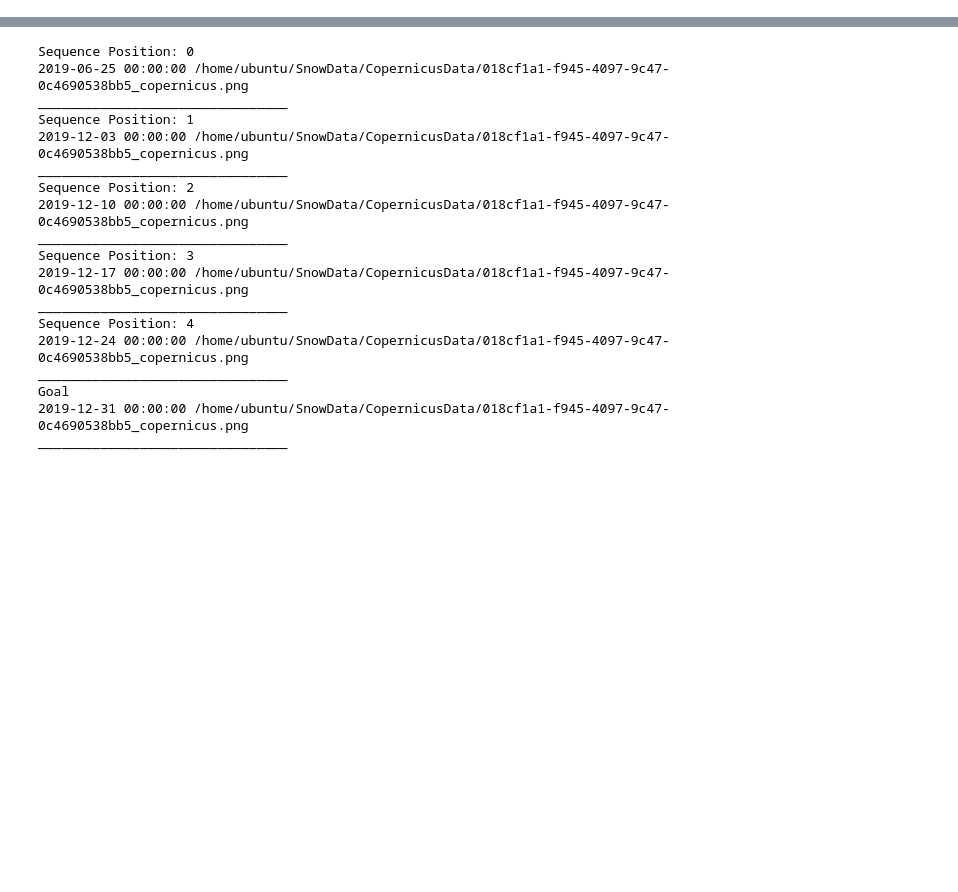
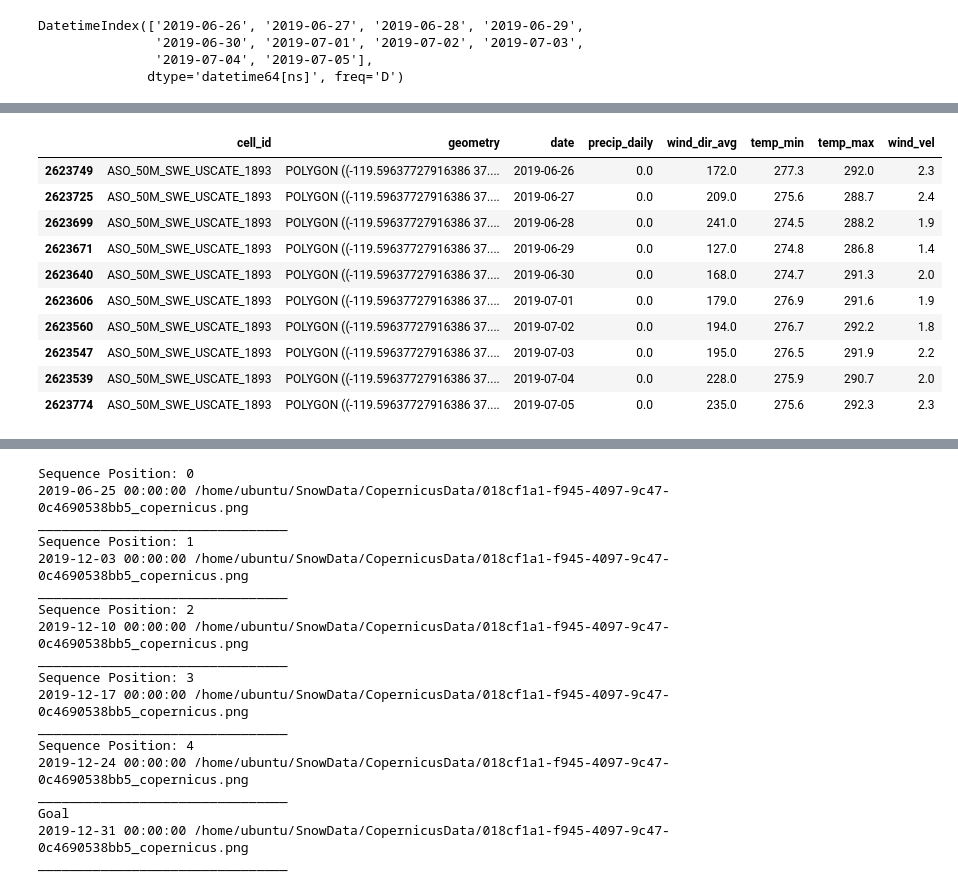
Before and after one commit to Seiris21/ucb2022.snowcast, a Jupyter notebook: notebooks/data_ingestion/LSTM-sequence-generation.ipynb, the cells around one changed output, grey strips where cells are left out. Drawn from its saved outputs; the diff is of its cells as text; code cells hidden in the pictures; blank space fills up the shorter version.

```diff
--- a/notebooks/data_ingestion/LSTM-sequence-generation.ipynb
+++ b/notebooks/data_ingestion/LSTM-sequence-generation.ipynb
@@ -4,5 +7,7 @@ import datetime
 # %%
-data = pd.read_csv('/home/ubuntu/SnowData/traindf_allregions_final_NoGeom.csv',index_col=0)
+data = pd.read_csv('/home/ubuntu/SnowData/Final_CNN_Dataframe.csv')
+
+weather = pd.read_csv('/home/ubuntu/SnowData/GRIDMET_Weather_Data.csv')
 # %%
 columns = list(data.columns)
 columns
@@ -66,3 +43,5 @@ data_subset
+# %%
+weather['date'] = pd.to_datetime(weather['date'])
 # %%
 #Get years in dataset
 years = []
@@ -82,0 +92,8 @@ for i in columns:
+# %%
+d = pd.date_range(end='2019-07-05', periods=10)
+d
+# %% [output]
+DatetimeIndex(['2019-06-26', '2019-06-27', '2019-06-28', '2019-06-29',
+               '2019-06-30', '2019-07-01', '2019-07-02', '2019-07-03',
+               '2019-07-04', '2019-07-05'],
+              dtype='datetime64[ns]', freq='D')
@@ -82,0 +104,6 @@ for i in columns:
+# %%
+%%time
+#Drop duplicate rows
+weather = weather.drop_duplicates(subset=['cell_id', 'date'], keep='first')
+weather.loc[(weather.cell_id == 'ASO_50M_SWE_USCATE_1893') & (weather.date.isin(d))].sort_values('date')
+# %% [output]
@@ -82,0 +112,11 @@ for i in columns:
+|  | cell_id | geometry | date | precip_daily | wind_dir_avg | temp_min | temp_max | wind_vel |
+| 2623749 | ASO_50M_SWE_USCATE_1893 | POLYGON ((-119.59637727916386 37.... | 2019-06-26 | 0.0 | 172.0 | 277.3 | 292.0 | 2.3 |
+| 2623725 | ASO_50M_SWE_USCATE_1893 | POLYGON ((-119.59637727916386 37.... | 2019-06-27 | 0.0 | 209.0 | 275.6 | 288.7 | 2.4 |
+| 2623699 | ASO_50M_SWE_USCATE_1893 | POLYGON ((-119.59637727916386 37.... | 2019-06-28 | 0.0 | 241.0 | 274.5 | 288.2 | 1.9 |
+| 2623671 | ASO_50M_SWE_USCATE_1893 | POLYGON ((-119.59637727916386 37.... | 2019-06-29 | 0.0 | 127.0 | 274.8 | 286.8 | 1.4 |
+| 2623640 | ASO_50M_SWE_USCATE_1893 | POLYGON ((-119.59637727916386 37.... | 2019-06-30 | 0.0 | 168.0 | 274.7 | 291.3 | 2.0 |
+| 2623606 | ASO_50M_SWE_USCATE_1893 | POLYGON ((-119.59637727916386 37.... | 2019-07-01 | 0.0 | 179.0 | 276.9 | 291.6 | 1.9 |
+| 2623560 | ASO_50M_SWE_USCATE_1893 | POLYGON ((-119.59637727916386 37.... | 2019-07-02 | 0.0 | 194.0 | 276.7 | 292.2 | 1.8 |
+| 2623547 | ASO_50M_SWE_USCATE_1893 | POLYGON ((-119.59637727916386 37.... | 2019-07-03 | 0.0 | 195.0 | 276.5 | 291.9 | 2.2 |
+| 2623539 | ASO_50M_SWE_USCATE_1893 | POLYGON ((-119.59637727916386 37.... | 2019-07-04 | 0.0 | 228.0 | 275.9 | 290.7 | 2.0 |
+| 2623774 | ASO_50M_SWE_USCATE_1893 | POLYGON ((-119.59637727916386 37.... | 2019-07-05 | 0.0 | 235.0 | 275.6 | 292.3 | 2.3 |
```
Also changed, not shown: parts of 29 cells of this notebook.
